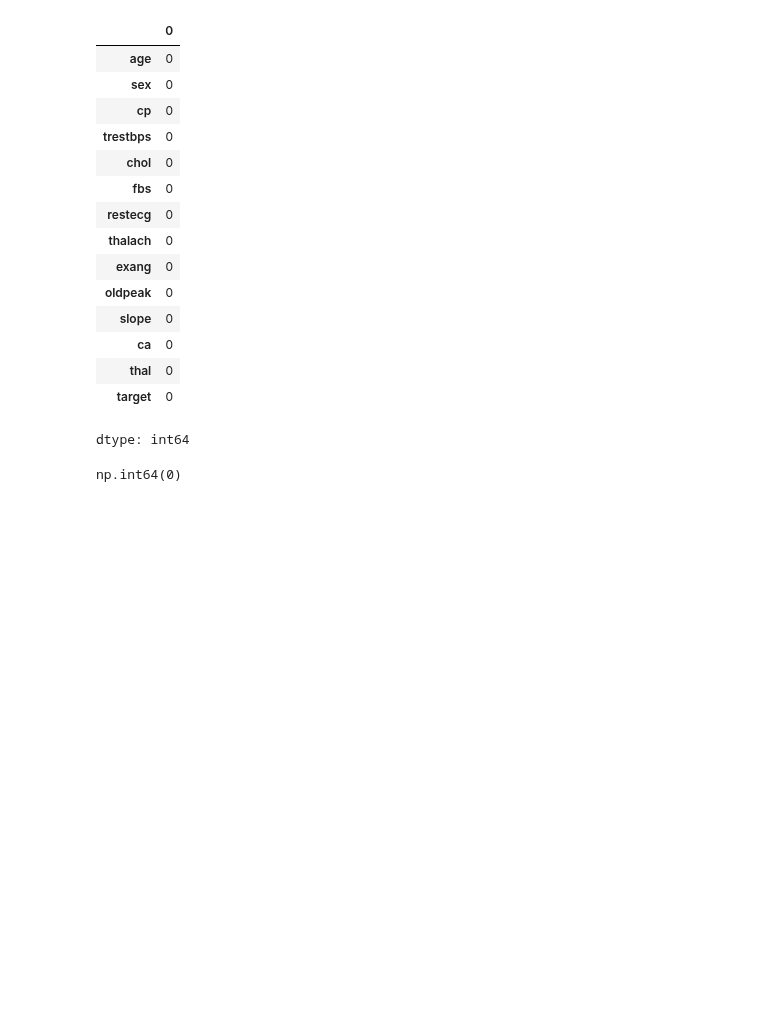
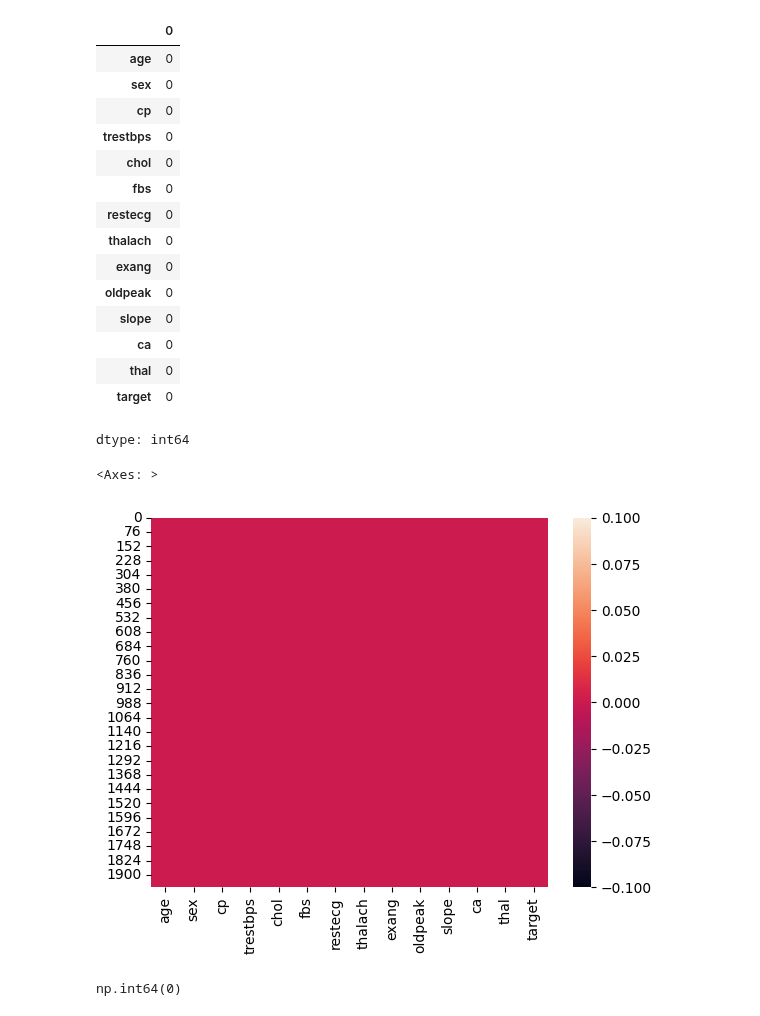
Before and after one commit to MarcusABertli/heart-disease-project, a Jupyter notebook: heart_disease_project.ipynb, the cells around one changed output. Saved outputs shown, nothing was run; the diff lists cells and outputs as text; code cells hidden in the pictures; blank space fills up the shorter version.

```diff
--- a/heart_disease_project.ipynb
+++ b/heart_disease_project.ipynb
@@ -76,6 +76,11 @@ df.isna().sum()
 | thal | 0 |
 | target | 0 |
 dtype: int64
+# %%
+sns.heatmap(df.isna())
+# %% [output]
+<Axes: >
+[figure, added]
 # %%
 df.duplicated().sum()
 # %% [output]
```
Also changed, not shown: parts of 14 cells of this notebook.
